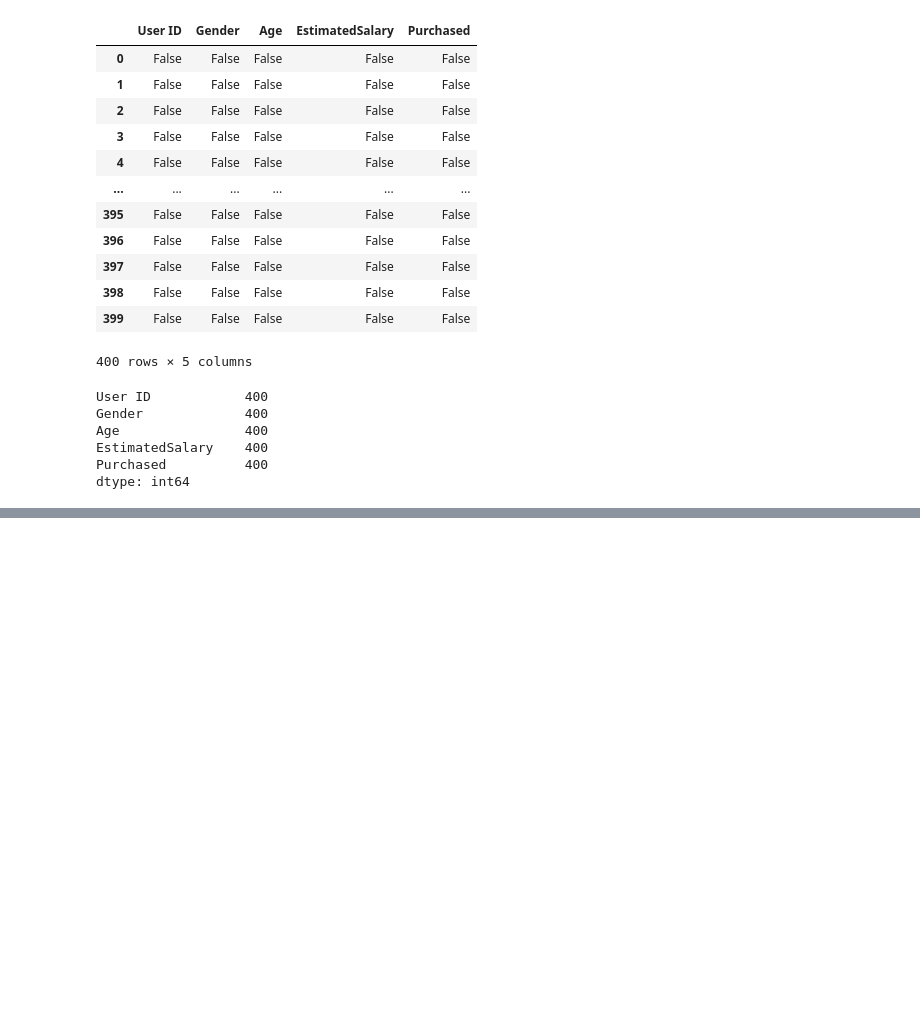
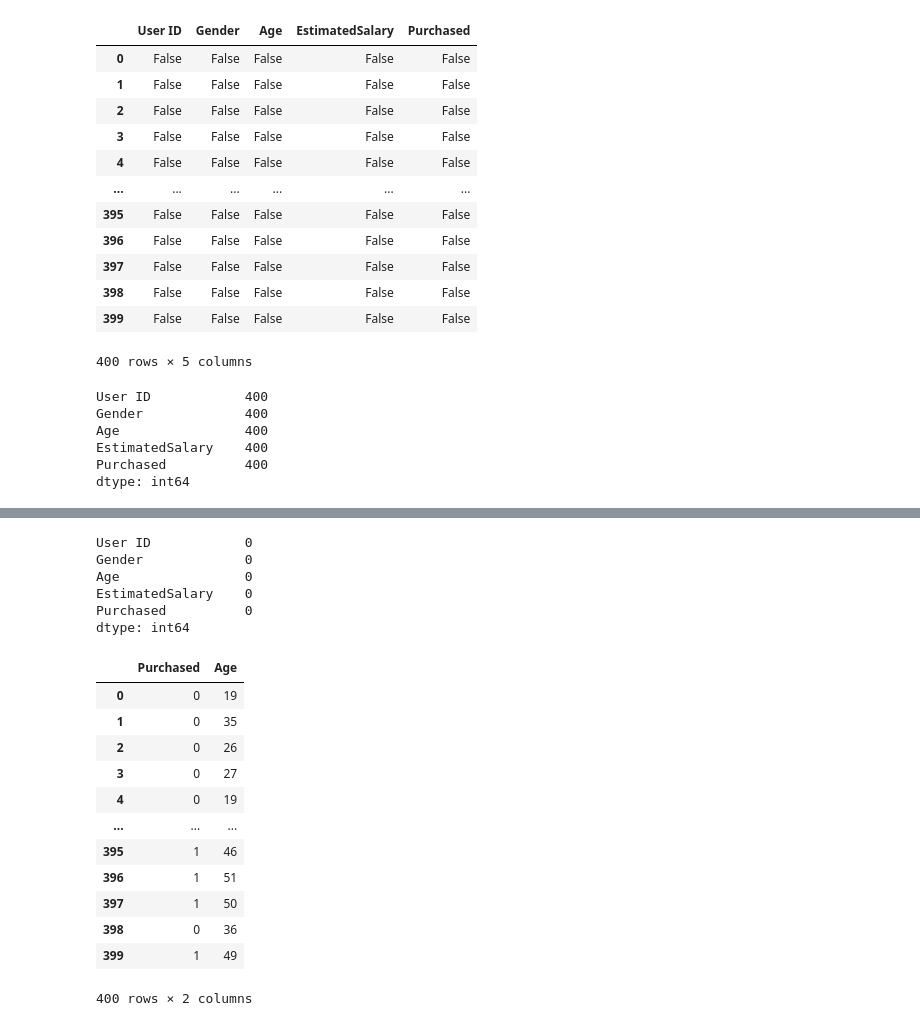
Before and after one commit to Ravindrakumarnayak/python_practice_daywise, a Jupyter notebook: python_pandas_practice.ipynb, the cells around one changed output, grey strips where cells are left out. Drawn from its saved outputs; the diff is of its cells as text; code cells hidden in the pictures; blank space fills up the shorter version.

```diff
--- a/python_pandas_practice.ipynb
+++ b/python_pandas_practice.ipynb
@@ -229,0 +250,25 @@ dtype: int64
+# %%
+df.isnull().sum()
+# %% [output]
+User ID            0
+Gender             0
+Age                0
+EstimatedSalary    0
+Purchased          0
+dtype: int64
+# %%
+df[["Purchased", "Age"]] # two bracket is used
+# %% [output]
+|  | Purchased | Age |
+| 0 | 0 | 19 |
+| 1 | 0 | 35 |
+| 2 | 0 | 26 |
+| 3 | 0 | 27 |
+| 4 | 0 | 19 |
+| ... | ... | ... |
+| 395 | 1 | 46 |
+| 396 | 1 | 51 |
+| 397 | 1 | 50 |
+| 398 | 0 | 36 |
+| 399 | 1 | 49 |
+400 rows × 2 columns
```
Also changed, not shown: parts of 1 cell of this notebook.
